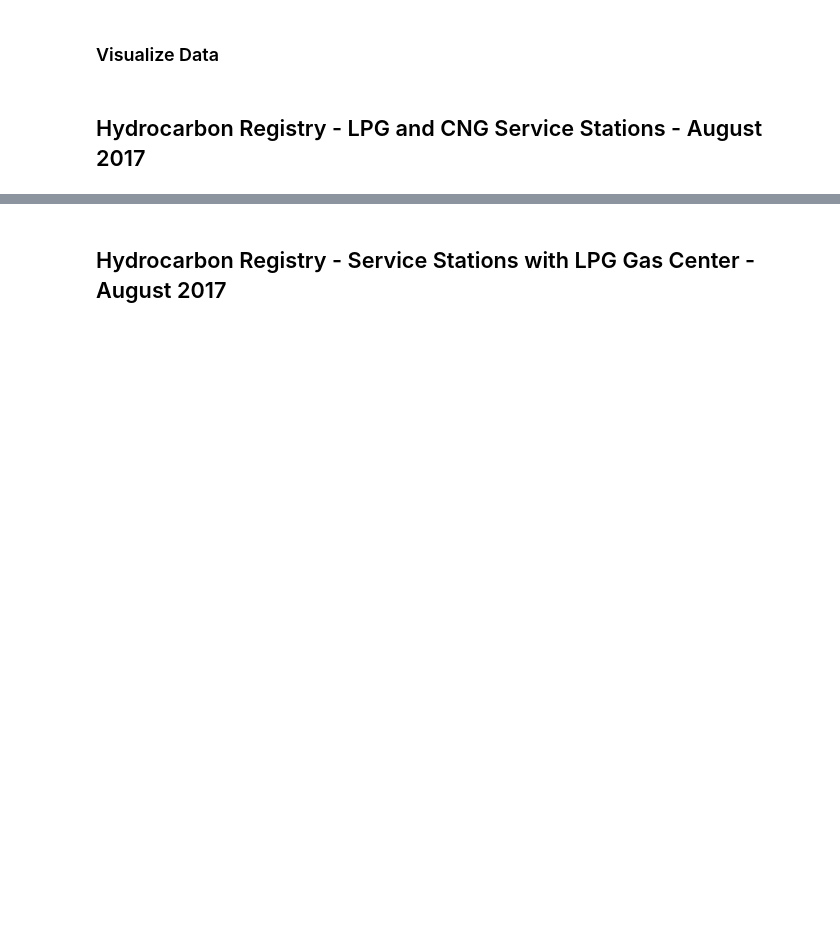
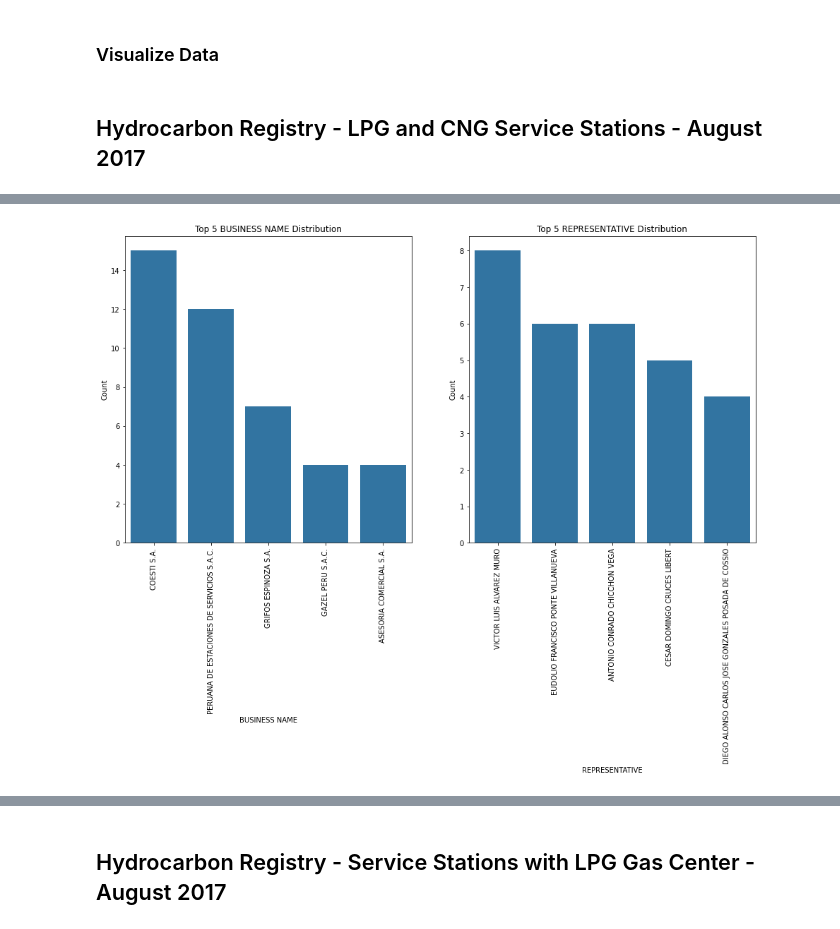
Before and after one commit to OmdenaLimaChapter/1.First-project_Lima_Peru_Open_Data, a Jupyter notebook: Datasets/energy/Registry_Of_Liquid_Hydrocarbons.ipynb, the cells around one changed output, grey strips where cells are left out. Cells and saved outputs as stored; diff of their text form; code cells hidden in the pictures; blank space fills up the shorter version.

Commit message:
eda 01
first exploratory data analysis

```diff
--- a/Datasets/energy/Registry_Of_Liquid_Hydrocarbons.ipynb
+++ b/Datasets/energy/Registry_Of_Liquid_Hydrocarbons.ipynb
@@ -239,0 +250,32 @@ df1.head(1)
+# %%
+def bar_plt(df, col, top_k, r=15):
+    '''
+    A function to return a univariate visualization, a bar chart
+
+    Parameters:   df    -  the dataframe
+                  col   -  a qualitative variable
+                  top_k -  Top specified value (k) of qualitative variable
+                  r     -  xticks rotation
+
+    returns:      a bar chart
+    '''
+
+    blue_color = sb.color_palette()[0]
+    col_order = df[col].value_counts().head(top_k).index
+
+    sb.countplot(data=df, x=col, color=blue_color, order=col_order)
+    plt.title('Top {} {} Distribution'.format(top_k, col))
+    plt.ylabel('Count')
+    plt.xlabel(col)
+    plt.xticks(rotation=r);
+# %%
+# a bar plot of BUSINESS NAME and REPRESENTATIVE
+
+plt.figure(figsize=(16, 8))
+plt.subplot(1, 2, 1)
+bar_plt(df1_lima, 'BUSINESS NAME', 5, 90)
+
+plt.subplot(1, 2, 2)
+bar_plt(df1_lima, 'REPRESENTATIVE', 5, 90)
+# %% [output]
+[figure, added]
```
Also changed, not shown: parts of 26 cells of this notebook.
